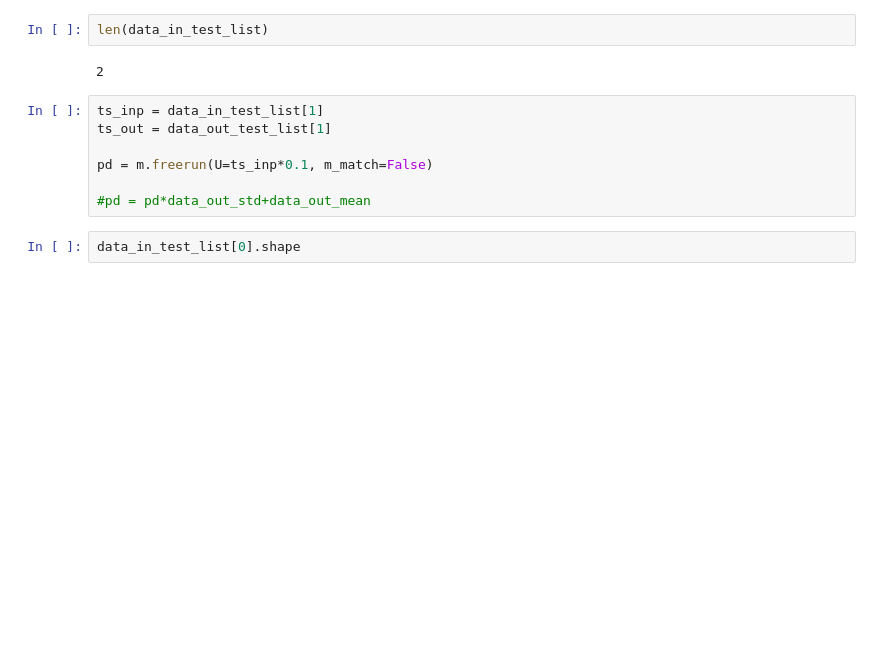
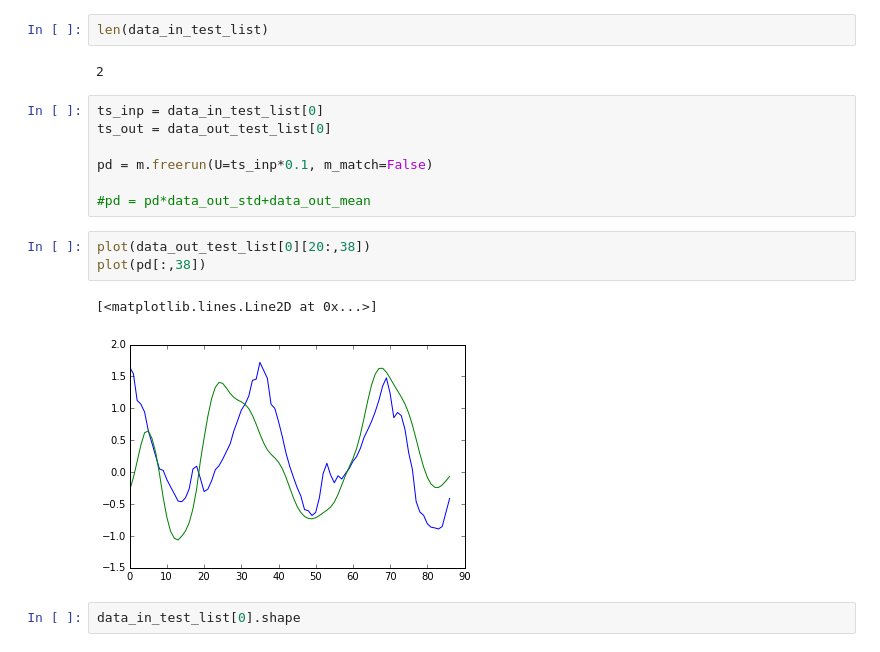
Before and after one commit to zhenwendai/RGP, a Jupyter notebook: examples/walk_run_2_zhenwen.ipynb, the cells around one changed output. Cells and saved outputs as stored; diff of their text form; blank space fills up the shorter version.

```diff
--- a/examples/walk_run_2_zhenwen.ipynb
+++ b/examples/walk_run_2_zhenwen.ipynb
@@ -573,12 +524,18 @@ len(data_in_test_list)
 # %% [output]
 2
 # %%
-ts_inp = data_in_test_list[1]
-ts_out = data_out_test_list[1]
+ts_inp = data_in_test_list[0]
+ts_out = data_out_test_list[0]
 
 pd = m.freerun(U=ts_inp*0.1, m_match=False)
 
 #pd = pd*data_out_std+data_out_mean
+# %%
+plot(data_out_test_list[0][20:,38])
+plot(pd[:,38])
+# %% [output]
+[<matplotlib.lines.Line2D at 0x...>]
+[figure, added]
 # %%
 data_in_test_list[0].shape
 # %% [output]
```
Also changed, not shown: parts of 35 cells of this notebook.
